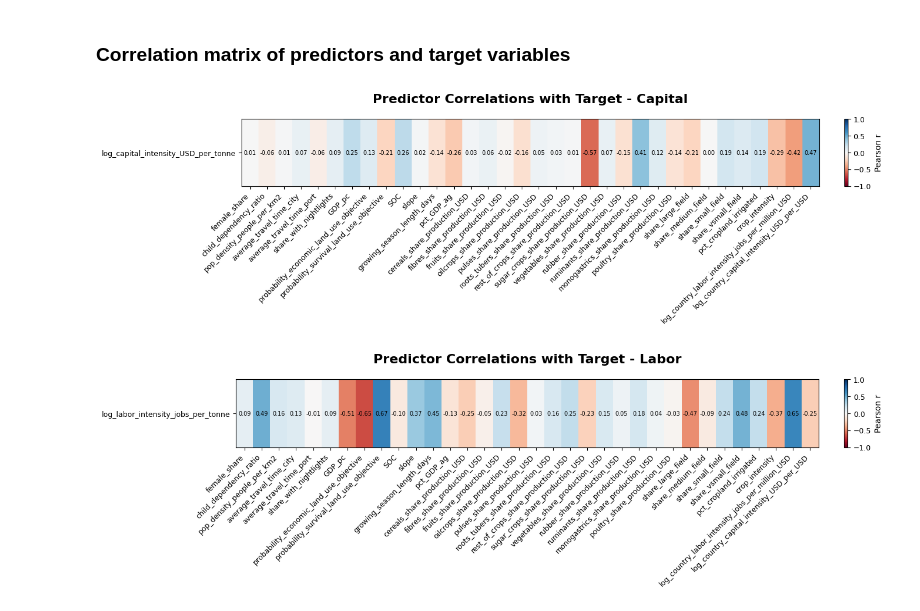
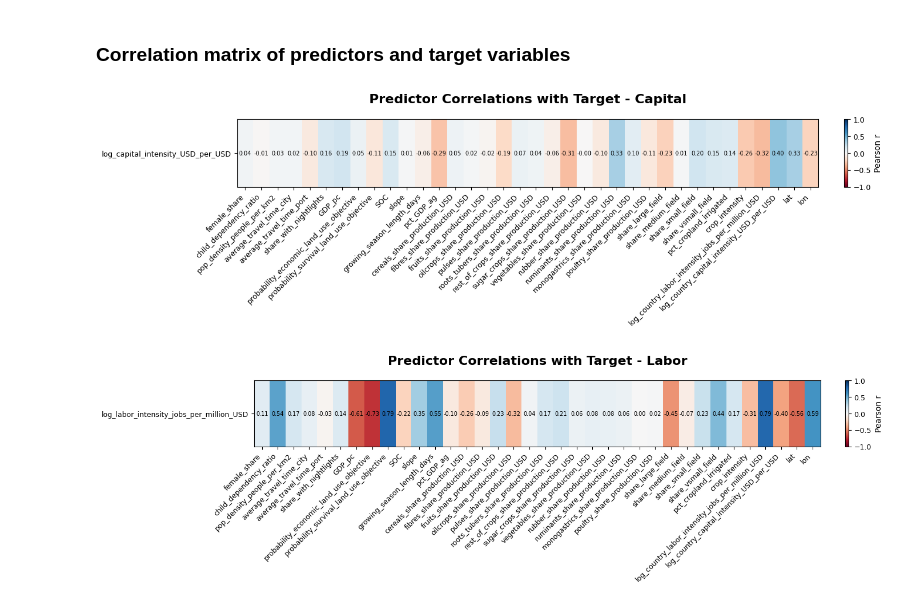
Before and after one commit to carinamani/AgDownscaling, a Jupyter notebook: 02_EDA/identify_colinear_predictors.ipynb, the cells around one changed output. Saved outputs shown, nothing was run; the diff lists cells and outputs as text; code cells hidden in the pictures.

```diff
--- a/02_EDA/identify_colinear_predictors.ipynb
+++ b/02_EDA/identify_colinear_predictors.ipynb
@@ -167,7 +169,7 @@ fig.savefig(f"{fd}/predictor_corr_matrix_raster.png", dpi=300, bbox_inches='tigh
 # %%
 ### CAPITAL MODEL - Target Correlations
 
-target_col = 'log_capital_intensity_USD_per_tonne'
+target_col = 'log_capital_intensity_USD_per_USD'
 
 predictor_cols = ['female_share', 'child_dependency_ratio',
        'pop_density_people_per_km2', 'average_travel_time_city', 'average_travel_time_port',
@@ -184,43 +186,44 @@ predictor_cols = ['female_share', 'child_dependency_ratio',
        'monogastrics_share_production_USD', 'poultry_share_production_USD',
        'share_large_field', 'share_medium_field', 'share_small_field', 'share_vsmall_field',
        'pct_cropland_irrigated', 'crop_intensity',
-       'log_country_labor_intensity_jobs_per_million_USD', 'log_country_capital_intensity_USD_per_USD'
+       'log_country_labor_intensity_jobs_per_million_USD', 'log_country_capital_intensity_USD_per_USD',
+       'lat', 'lon'
 ]
 
 # Correlations of each predictor against the target (1 x n_vars)
 corr_target = capital_model[predictor_cols + [target_col]].corr()[[target_col]].loc[predictor_cols]
 
 n_vars = len(predictor_cols)
 fig, ax = plt.subplots(figsize=(14, 1.5))
 
 cax = ax.imshow(corr_target.values.T, cmap='RdBu', vmin=-1, vmax=1, aspect='auto')
 
 cbar = fig.colorbar(cax, ax=ax, fraction=0.046, pad=0.04)
 cbar.set_label('Pearson r', fontsize=10)
 cbar.ax.tick_params(labelsize=9)
 
 ax.set_xticks(range(n_vars))
 ax.set_xticklabels(predictor_cols, rotation=45, ha='right', fontsize=9)
 ax.set_yticks([0])
 ax.set_yticklabels([target_col], fontsize=9)
 
 # Annotate each cell with its Pearson r value
 for j, val in enumerate(corr_target.values.flatten()):
     text_color = 'black' if abs(val) < 0.5 else 'black'
     ax.text(j, 0, f'{val:.2f}', ha='center', va='center',
             fontsize=7, color=text_color, zorder=5, clip_on=False)
 
 ax.set_title("Predictor Correlations with Target - Capital", fontsize=16, weight='bold', pad=20)
 plt.tight_layout()
 plt.show()
 
 fig.savefig(f"{fd}/target_corr_matrix_capital.png", dpi=300, bbox_inches='tight')
 # %% [output]
-[figure, old version]
+[figure, new version]
 # %%
 ### CAPITAL MODEL - Target Correlations
 
-target_col = 'log_labor_intensity_jobs_per_tonne'
+target_col = 'log_labor_intensity_jobs_per_million_USD'
 
 predictor_cols = ['female_share', 'child_dependency_ratio',
        'pop_density_people_per_km2', 'average_travel_time_city', 'average_travel_time_port',
@@ -237,7 +240,8 @@ predictor_cols = ['female_share', 'child_dependency_ratio',
        'monogastrics_share_production_USD', 'poultry_share_production_USD',
        'share_large_field', 'share_medium_field', 'share_small_field', 'share_vsmall_field',
        'pct_cropland_irrigated', 'crop_intensity',
-       'log_country_labor_intensity_jobs_per_million_USD', 'log_country_capital_intensity_USD_per_USD'
+       'log_country_labor_intensity_jobs_per_million_USD', 'log_country_capital_intensity_USD_per_USD',
+       'lat', 'lon'
 ]
 
 # Correlations of each predictor against the target (1 x n_vars)
@@ -269,4 +273,4 @@ plt.show()
 
 fig.savefig(f"{fd}/target_corr_matrix_labor.png", dpi=300, bbox_inches='tight')
 # %% [output]
-[figure, old version]
+[figure, new version]
```
Also changed, not shown: parts of 3 cells of this notebook, 4 other files.
